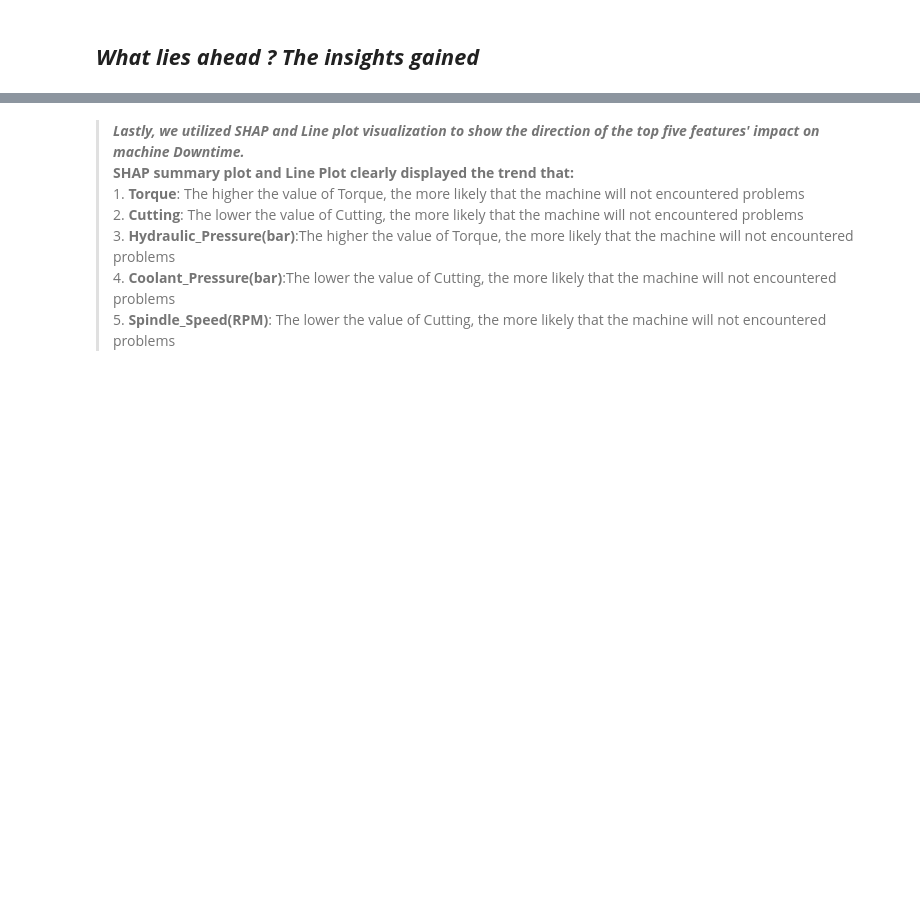
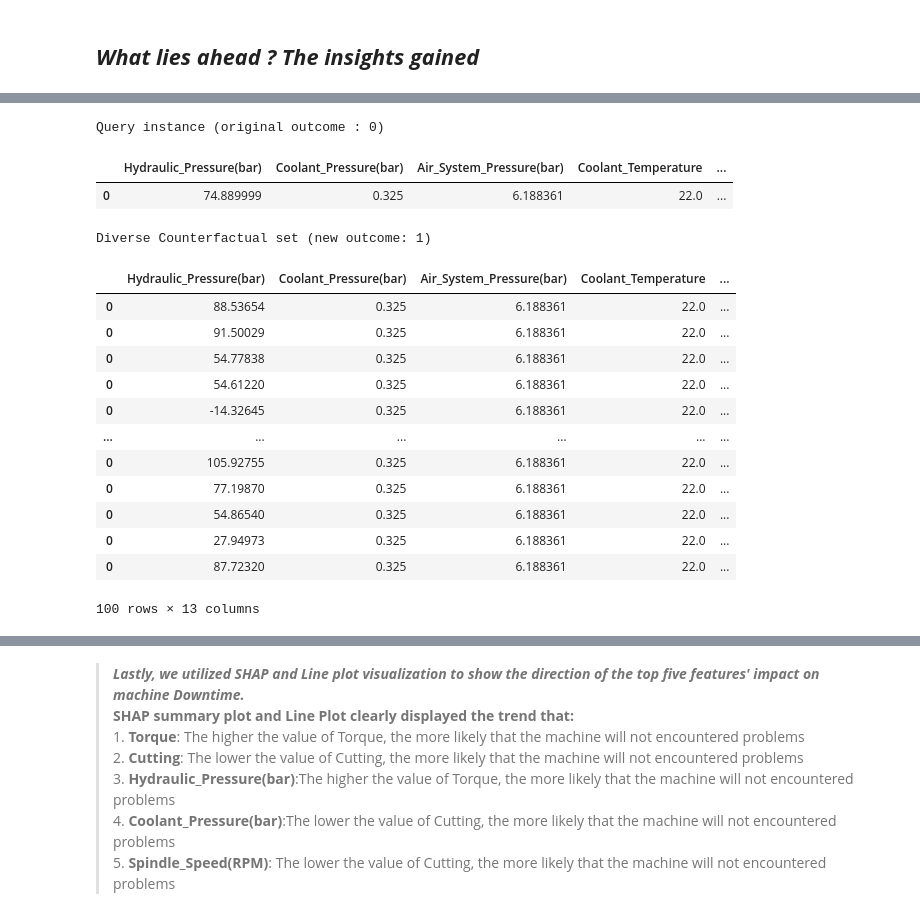
Before and after one commit to NgocDiepNguyenBao/project1-machine-downtime, a Jupyter notebook: notebook.ipynb, the cells around one changed output, grey strips where cells are left out. Cells and saved outputs as stored; diff of their text form; code cells hidden in the pictures; blank space fills up the shorter version.

```diff
--- a/notebook.ipynb
+++ b/notebook.ipynb
@@ -612,0 +609,74 @@ plt.tight_layout()
+# %%
+import dice_ml
+from dice_ml.utils import helpers
+import pandas as pd
+# STEP 1: Setup data + model
+# X and y must be unscaled (raw values)
+X_raw = X.copy()
+y_raw = y.copy()
+
+# Combine into a full DataFrame
+df_full = X_raw.copy()
+df_full["Downtime"] = y_raw
+
+# Define features to vary
+features_to_vary = [ 'Torque(Nm)', 'Hydraulic_Pressure(bar)', 'Cutting(kN)','Coolant_Pressure(bar)', 'Spindle_Speed(RPM)']
+# Define DiCE Data object
+data_dice = dice_ml.Data(
+    dataframe=df_full,
+    continuous_features=list(X_raw.columns),
+    outcome_name='Downtime'
+)
+
+# Define DiCE Model object
+model_dice = dice_ml.Model(model=lg, backend="sklearn")
+
+# STEP 2: Build DiCE explainer
+exp = dice_ml.Dice(data_dice, model_dice, method="genetic")
+
+# STEP 3: Choose a failure sample
+# Get all samples with y=0
+downtime_cases = X_raw[y_raw == 0]
+
+# Filter only those predicted as class 0
+predicted = rf.predict(downtime_cases)
+predicted_downtime = downtime_cases[predicted == 0]
+
+# Pick most borderline case (highest probability toward class 1)
+proba = rf.predict_proba(predicted_downtime)[:, 1]
+borderline_idx = np.argmax(proba)
+sample = predicted_downtime.iloc[[borderline_idx]]
+
+
+# STEP 4: Generate counterfactuals
+cf = exp.generate_counterfactuals(
+    sample,
+    total_CFs=100,
+    desired_class="opposite",
+    features_to_vary= features_to_vary,
+    posthoc_sparsity_param=0.2,
+    proximity_weight=1.0,
+    diversity_weight=0.0,
+    verbose=False
+)
+
+# STEP 5: View results
+cf.visualize_as_dataframe()
+# %% [output]
+Query instance (original outcome : 0)
+|  | Hydraulic_Pressure(bar) | Coolant_Pressure(bar) | Air_System_Pressure(bar) | Coolant_Temperature | ... |
+| 0 | 74.889999 | 0.325 | 6.188361 | 22.0 | ... |
+Diverse Counterfactual set (new outcome: 1)
+|  | Hydraulic_Pressure(bar) | Coolant_Pressure(bar) | Air_System_Pressure(bar) | Coolant_Temperature | ... |
+| 0 | 88.53654 | 0.325 | 6.188361 | 22.0 | ... |
+| 0 | 91.50029 | 0.325 | 6.188361 | 22.0 | ... |
+| 0 | 54.77838 | 0.325 | 6.188361 | 22.0 | ... |
+| 0 | 54.61220 | 0.325 | 6.188361 | 22.0 | ... |
+| 0 | -14.32645 | 0.325 | 6.188361 | 22.0 | ... |
+| ... | ... | ... | ... | ... | ... |
+| 0 | 105.92755 | 0.325 | 6.188361 | 22.0 | ... |
+| 0 | 77.19870 | 0.325 | 6.188361 | 22.0 | ... |
+| 0 | 54.86540 | 0.325 | 6.188361 | 22.0 | ... |
+| 0 | 27.94973 | 0.325 | 6.188361 | 22.0 | ... |
+| 0 | 87.72320 | 0.325 | 6.188361 | 22.0 | ... |
+100 rows × 13 columns
```
Also changed, not shown: parts of 23 cells of this notebook.
